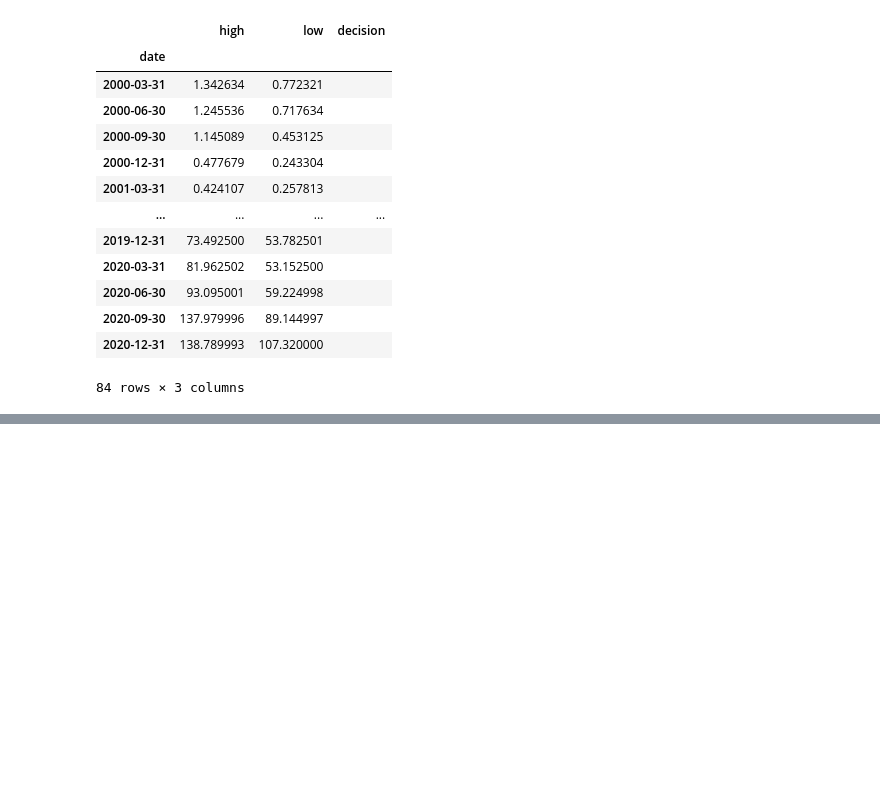
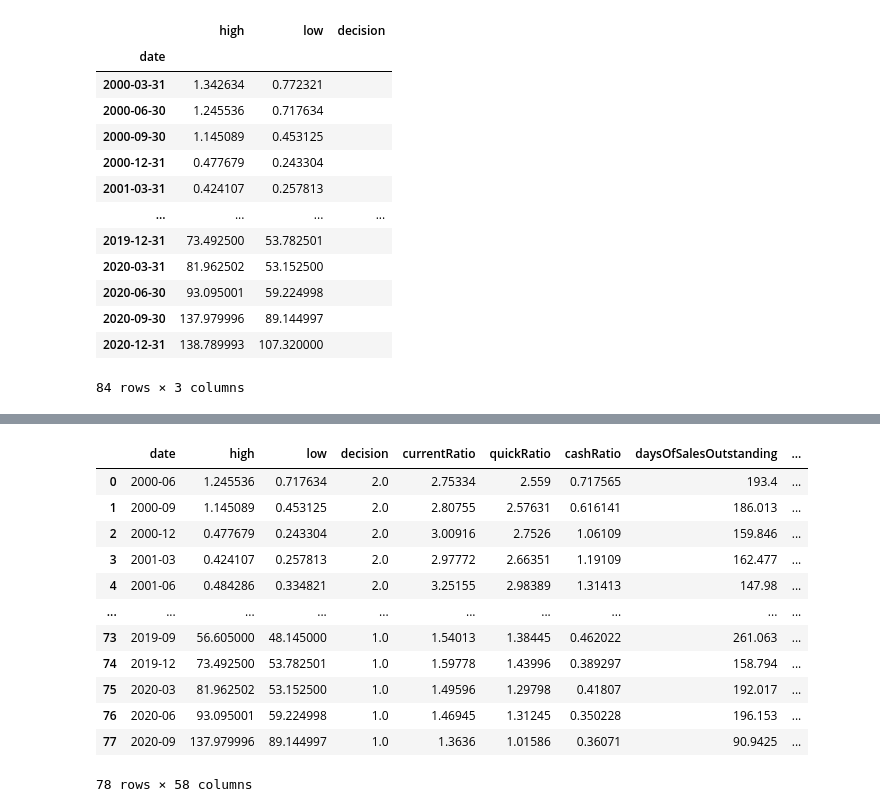
Before and after one commit to jacob-servidio/Final_Project, a Jupyter notebook: QuarterlyHigh_Low.ipynb, the cells around one changed output, grey strips where cells are left out. Cells and saved outputs as stored; diff of their text form; code cells hidden in the pictures; blank space fills up the shorter version.

```diff
--- a/QuarterlyHigh_Low.ipynb
+++ b/QuarterlyHigh_Low.ipynb
@@ -231,0 +348,3 @@ quarterly_combined_df
+# %%
+quarterly_ratiosdf = quarterly_ratiosdf.drop(quarterly_ratiosdf.index[82:125])
+quarterly_ratiosdf
@@ -231,0 +365,4 @@ quarterly_combined_df
+# %%
+quarterly_ratiosdf.reset_index(inplace=True)
+quarterly_ratiosdf = quarterly_ratiosdf.rename(columns={'index':'date'})
+quarterly_ratiosdf
@@ -231,0 +383,3 @@ quarterly_combined_df
+# %%
+quarterly_ratiosdf['date'] = pd.to_datetime(quarterly_ratiosdf['date'])
+quarterly_ratiosdf
@@ -231,0 +400,3 @@ quarterly_combined_df
+# %%
+quarterly_ratiosdf['date'] = quarterly_ratiosdf['date'].dt.strftime('%Y-%m')
+quarterly_ratiosdf
@@ -231,0 +417,17 @@ quarterly_combined_df
+# %%
+quarterly_data_combined = quarterly_combined_df.merge(quarterly_ratiosdf, on=['date'])
+quarterly_data_combined
+# %% [output]
+|  | date | high | low | decision | currentRatio | quickRatio | cashRatio | daysOfSalesOutstanding | ... |
+| 0 | 2000-06 | 1.245536 | 0.717634 | 2.0 | 2.75334 | 2.559 | 0.717565 | 193.4 | ... |
+| 1 | 2000-09 | 1.145089 | 0.453125 | 2.0 | 2.80755 | 2.57631 | 0.616141 | 186.013 | ... |
+| 2 | 2000-12 | 0.477679 | 0.243304 | 2.0 | 3.00916 | 2.7526 | 1.06109 | 159.846 | ... |
+| 3 | 2001-03 | 0.424107 | 0.257813 | 2.0 | 2.97772 | 2.66351 | 1.19109 | 162.477 | ... |
+| 4 | 2001-06 | 0.484286 | 0.334821 | 2.0 | 3.25155 | 2.98389 | 1.31413 | 147.98 | ... |
+| ... | ... | ... | ... | ... | ... | ... | ... | ... | ... |
+| 73 | 2019-09 | 56.605000 | 48.145000 | 1.0 | 1.54013 | 1.38445 | 0.462022 | 261.063 | ... |
+| 74 | 2019-12 | 73.492500 | 53.782501 | 1.0 | 1.59778 | 1.43996 | 0.389297 | 158.794 | ... |
+| 75 | 2020-03 | 81.962502 | 53.152500 | 1.0 | 1.49596 | 1.29798 | 0.41807 | 192.017 | ... |
+| 76 | 2020-06 | 93.095001 | 59.224998 | 1.0 | 1.46945 | 1.31245 | 0.350228 | 196.153 | ... |
+| 77 | 2020-09 | 137.979996 | 89.144997 | 1.0 | 1.3636 | 1.01586 | 0.36071 | 90.9425 | ... |
+78 rows × 58 columns
```
Also changed, not shown: parts of 17 cells of this notebook, 1 other file.
